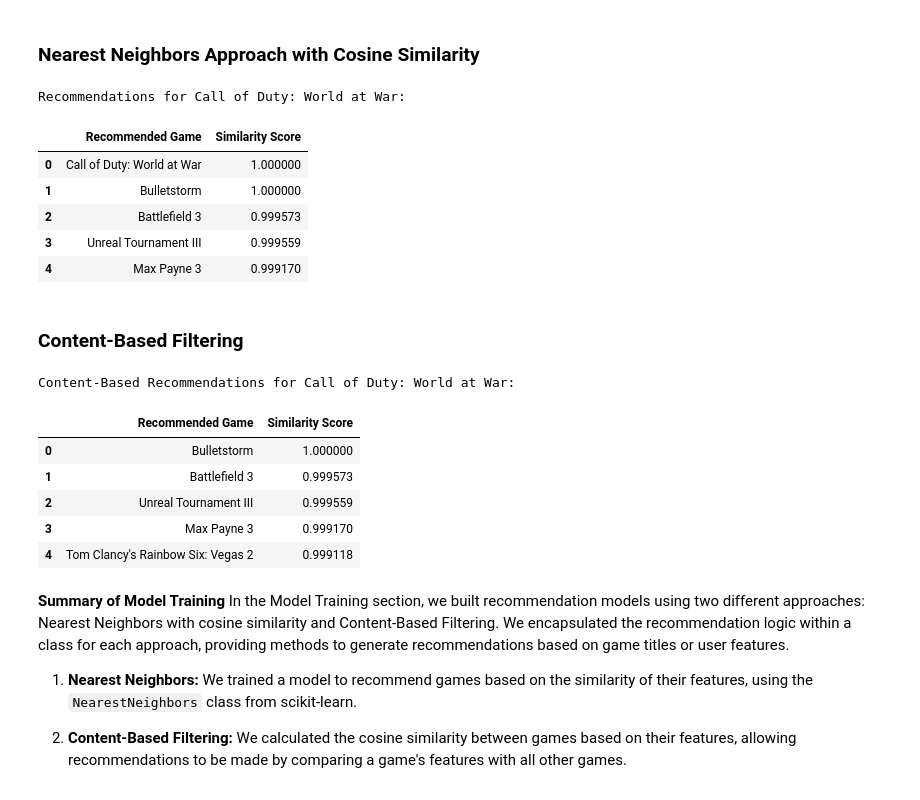
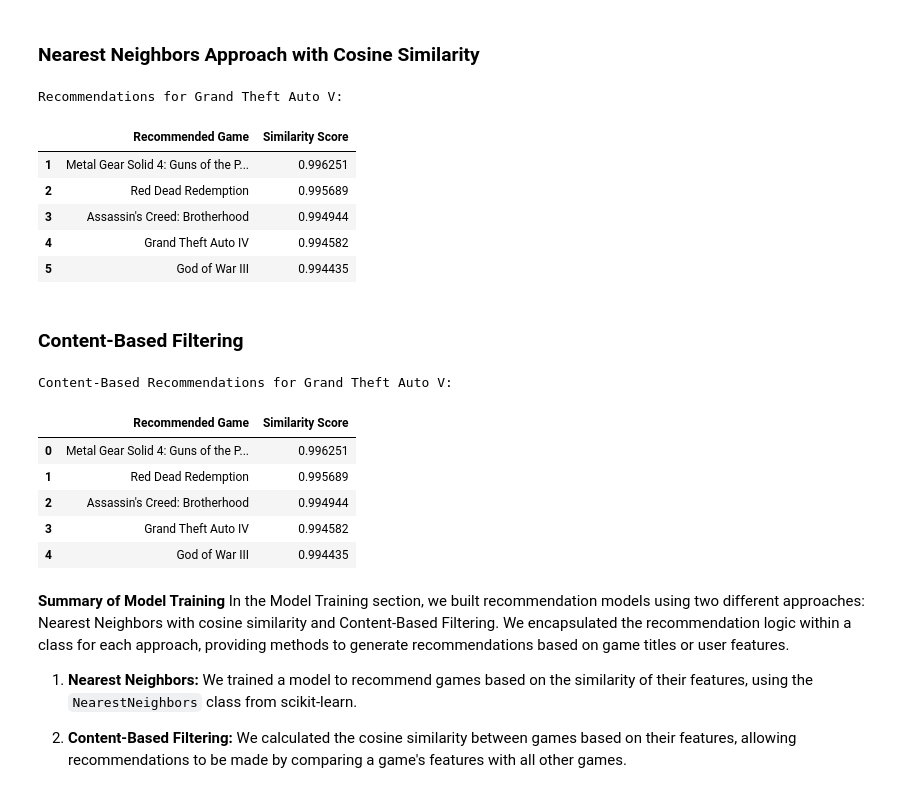
Before and after one commit to grainier/games-recommender-system, a Jupyter notebook: notebooks/games-recommender-system.ipynb, the cells around one changed output. Saved outputs shown, nothing was run; the diff lists cells and outputs as text; code cells hidden in the pictures.

```diff
--- a/notebooks/games-recommender-system.ipynb
+++ b/notebooks/games-recommender-system.ipynb
@@ -498,7 +499,7 @@ The Model Training section focuses on building recommendation models using the N
 # %% [markdown]
 ### Nearest Neighbors Approach with Cosine Similarity
 # %%
-class VideoGameRecommender:
+class NearestNeighborsRecommender:
     def __init__(self, df, metric='cosine', algorithm='brute'):
         self.df = df
         self.metric = metric
@@ -510,43 +511,43 @@ class VideoGameRecommender:
         features = self.df.drop(columns=['Name'], axis=1).values
         # Fit the NearestNeighbors model
         self.model = NearestNeighbors(metric=self.metric, algorithm=self.algorithm)
         self.model.fit(features)
 
     def recommend_by_title(self, game_title, n_recommendations=5):
         # Find the index of the game by title
         idx = self.df[self.df['Name'] == game_title].index[0]
         features = self.df.iloc[idx, 1:].values
         return self.recommend_by_features(features, n_recommendations)
 
     def recommend_by_features(self, features, n_recommendations=5):
         # Find the k-nearest neighbors for the provided features
-        distances, indices = self.model.kneighbors(np.array(features).reshape(1, -1), n_neighbors=n_recommendations)
+        distances, indices = self.model.kneighbors(np.array(features).reshape(1, -1), n_neighbors=n_recommendations + 1)
         # Get the names of the recommended games and their distances
         recommendations = [(self.df.iloc[i]['Name'], 1 - distances.flatten()[j]) for j, i in enumerate(indices.flatten())]
         # Convert to DataFrame
         rec_df = pd.DataFrame(recommendations, columns=['Recommended Game', 'Similarity Score'])
-        return rec_df
+        return rec_df[1:]
 
 # Preprocessing Data
 scaled_features_with_names = pd.concat([final_df['Name'], scaled_features], axis=1)
 
 # Initialize and train the recommender
-recommender = VideoGameRecommender(scaled_features_with_names)
+recommender = NearestNeighborsRecommender(scaled_features_with_names)
 recommender.fit()
 
 # Example usage of the recommender
-game_title = 'Call of Duty: World at War'
+game_title = 'Grand Theft Auto V'
 print(f"Recommendations for {game_title}:")
 recommendations = recommender.recommend_by_title(game_title)
 display(recommendations)
 # %% [output]
-Recommendations for Call of Duty: World at War:
+Recommendations for Grand Theft Auto V:
 |  | Recommended Game | Similarity Score |
-| 0 | Call of Duty: World at War | 1.000000 |
-| 1 | Bulletstorm | 1.000000 |
-| 2 | Battlefield 3 | 0.999573 |
-| 3 | Unreal Tournament III | 0.999559 |
-| 4 | Max Payne 3 | 0.999170 |
+| 1 | Metal Gear Solid 4: Guns of the P... | 0.996251 |
+| 2 | Red Dead Redemption | 0.995689 |
+| 3 | Assassin's Creed: Brotherhood | 0.994944 |
+| 4 | Grand Theft Auto IV | 0.994582 |
+| 5 | God of War III | 0.994435 |
 # %% [markdown]
 ### Content-Based Filtering
 # %%
@@ -577,13 +578,13 @@ print(f"Content-Based Recommendations for {game_title}:")
 recommendations = content_recommender.recommend_by_title(game_title)
 display(recommendations)
 # %% [output]
-Content-Based Recommendations for Call of Duty: World at War:
+Content-Based Recommendations for Grand Theft Auto V:
 |  | Recommended Game | Similarity Score |
-| 0 | Bulletstorm | 1.000000 |
-| 1 | Battlefield 3 | 0.999573 |
-| 2 | Unreal Tournament III | 0.999559 |
-| 3 | Max Payne 3 | 0.999170 |
-| 4 | Tom Clancy's Rainbow Six: Vegas 2 | 0.999118 |
+| 0 | Metal Gear Solid 4: Guns of the P... | 0.996251 |
+| 1 | Red Dead Redemption | 0.995689 |
+| 2 | Assassin's Creed: Brotherhood | 0.994944 |
+| 3 | Grand Theft Auto IV | 0.994582 |
+| 4 | God of War III | 0.994435 |
 # %% [markdown]
 **Summary of Model Training**
 In the Model Training section, we built recommendation models using two different approaches: Nearest Neighbors with cosine similarity and Content-Based Filtering. We encapsulated the recommendation logic within a class for each approach, providing methods to generate recommendations based on game titles or user features.
```
Also changed, not shown: parts of 6 cells of this notebook, 1 other file.
